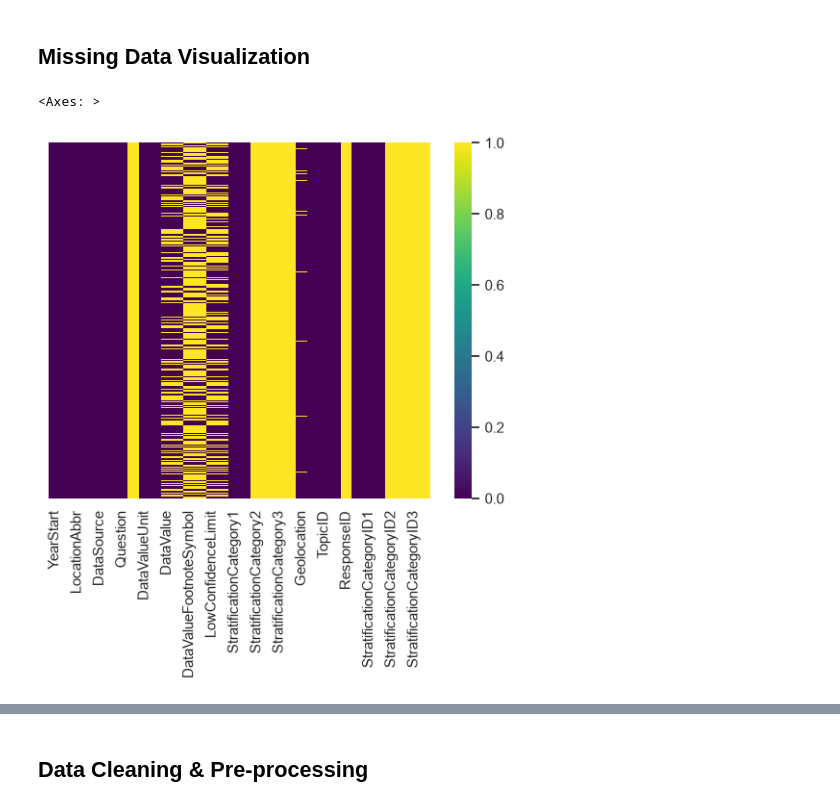
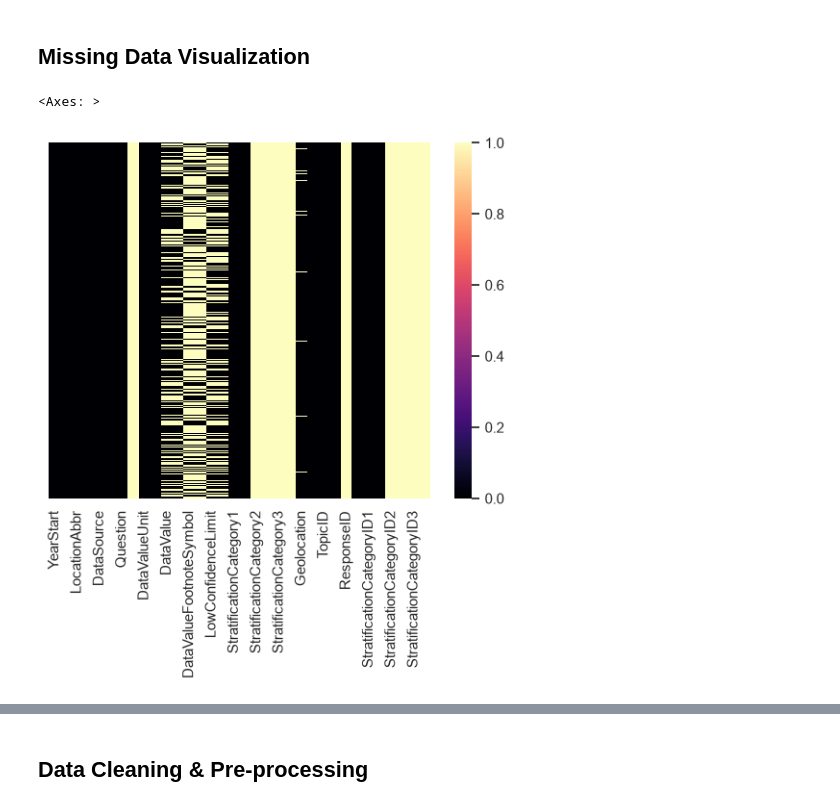
Before and after one commit to msaadqureshi2004/chronic-disease-analysis, a Jupyter notebook: main.ipynb, the cells around one changed output, grey strips where cells are left out. Drawn from its saved outputs; the diff is of its cells as text; code cells hidden in the pictures.

```diff
--- a/main.ipynb
+++ b/main.ipynb
@@ -34,7 +67,7 @@ df.shape
 # %% [markdown]
 ## Visual Configuration
 # %%
-sns.set_theme(style="darkgrid")
+sns.set_theme(style="whitegrid", palette="magma")
 # %% [markdown]
 ## The Missing Data Audit
 # %%
@@ -60,10 +93,10 @@ dtype: int64
 # %% [markdown]
 ## Missing Data Visualization
 # %%
-sns.heatmap(df.isnull(),yticklabels=False,cmap="viridis")
+sns.heatmap(df.isnull(), yticklabels=False, cmap="magma")
 # %% [output]
 <Axes: >
-[figure, old version]
+[figure, new version]
 # %%
 missing_counts=df.isnull().sum()
 broken_columns=missing_counts[missing_counts>0]
```
Also changed, not shown: parts of 31 cells of this notebook, 1 other file.
